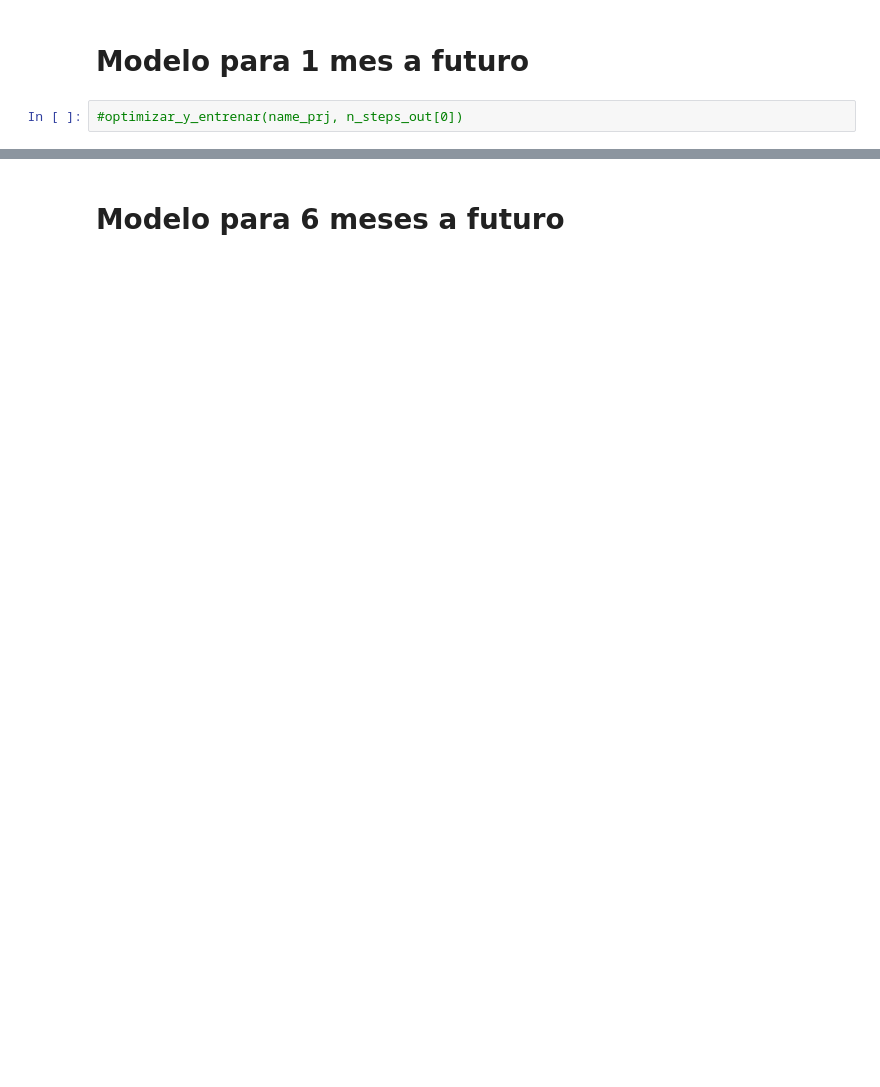
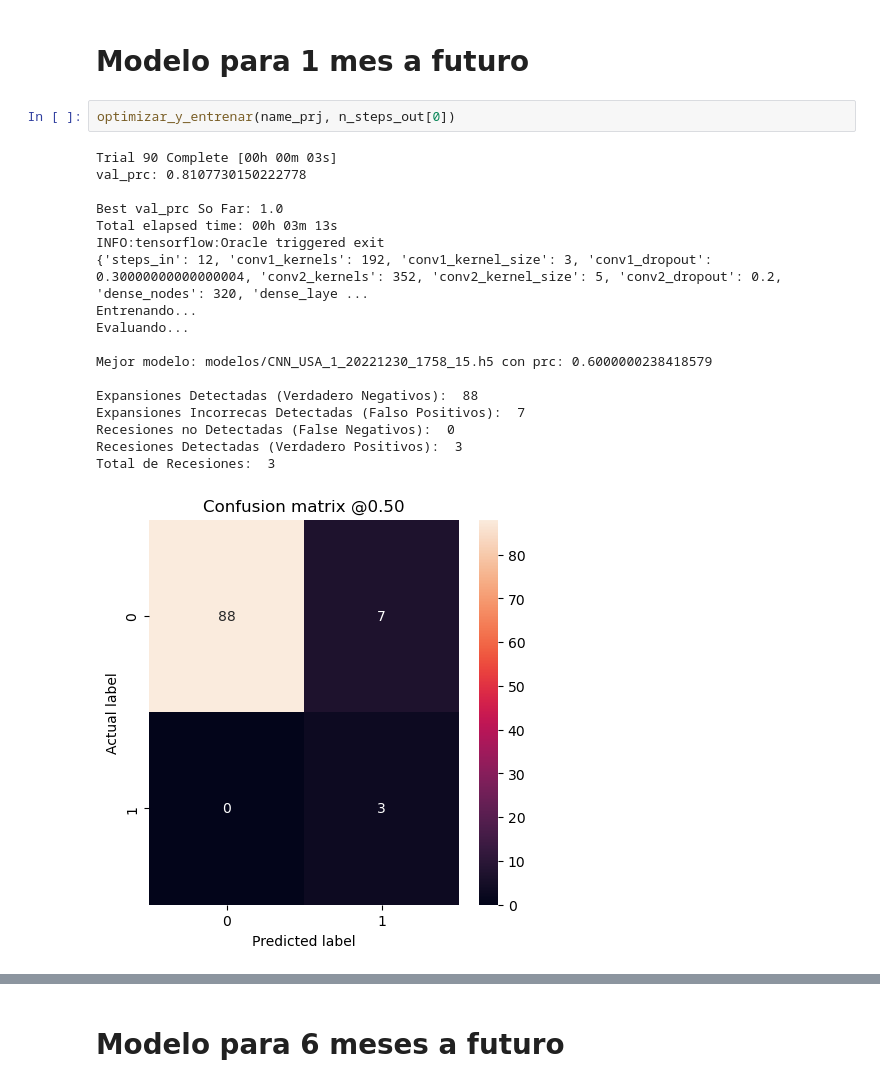
Before and after one commit to valegrei/crisis-forecasting, a Jupyter notebook: modelamiento/CNN_USA.ipynb, the cells around one changed output, grey strips where cells are left out. Cells and saved outputs as stored; diff of their text form; blank space fills up the shorter version.

```diff
--- a/modelamiento/CNN_USA.ipynb
+++ b/modelamiento/CNN_USA.ipynb
@@ -312,4 +316,23 @@ def optimizar_y_entrenar(name_prj, n_steps_out):
 # %% [markdown]
 # Modelo para 1 mes a futuro
 # %%
-#optimizar_y_entrenar(name_prj, n_steps_out[0])
+optimizar_y_entrenar(name_prj, n_steps_out[0])
+# %% [output]
+Trial 90 Complete [00h 00m 03s]
+val_prc: 0.8107730150222778
+
+Best val_prc So Far: 1.0
+Total elapsed time: 00h 03m 13s
+INFO:tensorflow:Oracle triggered exit
+{'steps_in': 12, 'conv1_kernels': 192, 'conv1_kernel_size': 3, 'conv1_dropout': 0.30000000000000004, 'conv2_kernels': 352, 'conv2_kernel_size': 5, 'conv2_dropout': 0.2, 'dense_nodes': 320, 'dense_laye ...
+Entrenando...
+Evaluando...
+
+Mejor modelo: modelos/CNN_USA_1_20221230_1758_15.h5 con prc: 0.6000000238418579
+
+Expansiones Detectadas (Verdadero Negativos):  88
+Expansiones Incorrecas Detectadas (Falso Positivos):  7
+Recesiones no Detectadas (False Negativos):  0
+Recesiones Detectadas (Verdadero Positivos):  3
+Total de Recesiones:  3
+[figure, added]
```
Also changed, not shown: parts of 5 cells of this notebook, 31 other files.
